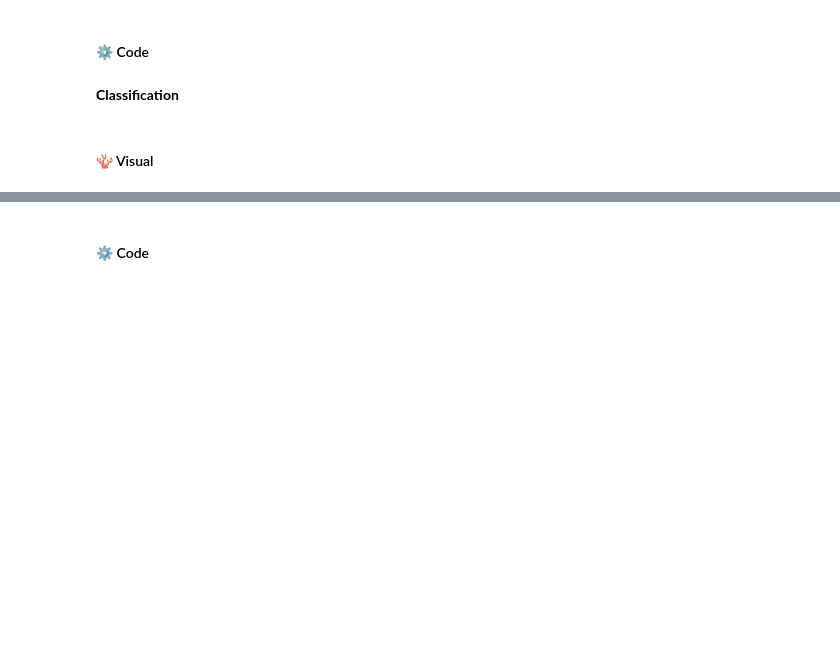
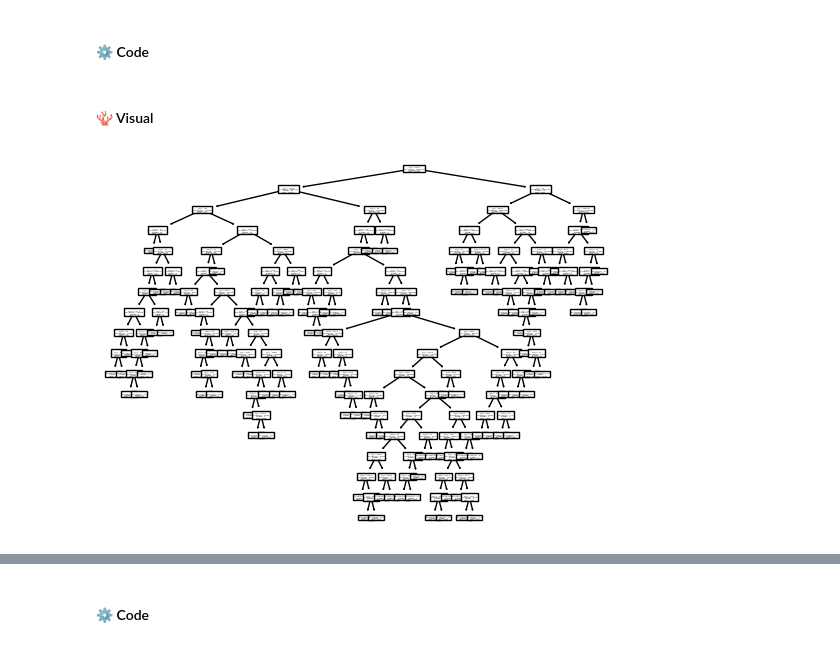
Before and after one commit to STASYA00/IAAC2024_tutorials, a Jupyter notebook: notebooks/04_model_overview.ipynb, the cells around one changed output, grey strips where cells are left out. Saved outputs shown, nothing was run; the diff lists cells and outputs as text; code cells hidden in the pictures; blank space fills up the shorter version.

Commit message:
add model tutorial

```diff
--- a/notebooks/04_model_overview.ipynb
+++ b/notebooks/04_model_overview.ipynb
@@ -147,12 +201,16 @@ sns.scatterplot(x = X["numberoffloors"], y = Y,hue=X["primaryspaceusage"])
 # %% [markdown]
 #### ⚙️ Code
-# %% [markdown]
-**Classification**
 # %%
+from sklearn.tree import DecisionTreeRegressor
 from sklearn import tree
 
-model = tree.DecisionTreeClassifier().fit(X, Y)
+# DecisionTreeClassifier for classification
+
+model = DecisionTreeRegressor().fit(X, Y)
+model = model.fit(X, Y)
 # %% [markdown]
 #### 🪸 Visual
 # %%
-tree.plot_tree(model)
+_ = tree.plot_tree(model)
+# %% [output]
+[figure, added]
```
Also changed, not shown: parts of 59 cells of this notebook.
